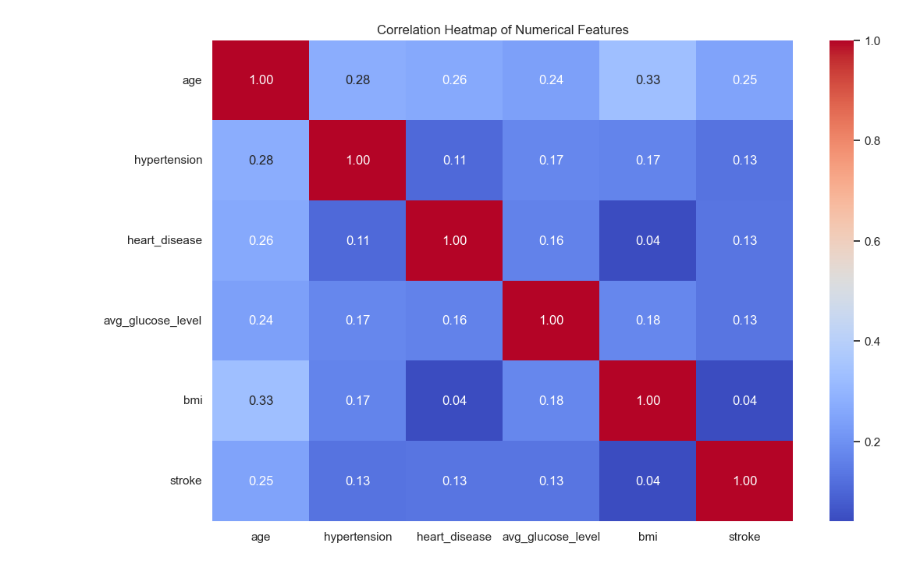
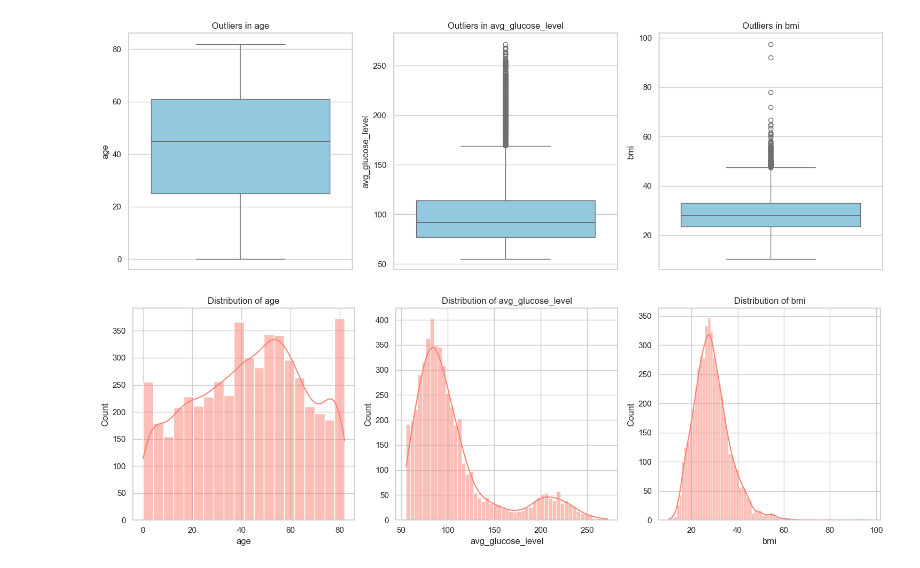
Before and after one commit to PhanVanMinhTien/ml-project, a Jupyter notebook: notebooks/eda_stroke.ipynb, the cells around one changed output. Cells and saved outputs as stored; diff of their text form; code cells hidden in the pictures.

```diff
--- a/notebooks/eda_stroke.ipynb
+++ b/notebooks/eda_stroke.ipynb
@@ -97,18 +117,15 @@ Stroke Incidence Rate: 4.87%
 # %%
 # ============================================================
-# Cell 4: Categorical Features vs Target
+# Cell 4: Target Variable Distribution (Stroke)
 # ============================================================
-# Identifying columns that require Encoding
-cat_features = ['gender', 'hypertension', 'heart_disease', 'ever_married', 'work_type', 'Residence_type', 'smoking_status']
+plt.figure(figsize=(6, 4))
+# Fixed: Assigned 'x' to 'hue' and set legend=False to avoid FutureWarnings
+sns.countplot(x='stroke', data=df, hue='stroke', palette='viridis', legend=False)
+plt.title('Stroke Incidence (0: No, 1: Yes)')
+plt.show()
 
-fig, axes = plt.subplots(4, 2, figsize=(15, 20))
-axes = axes.flatten()
-
-for i, col in enumerate(cat_features):
-    sns.countplot(x=col, hue='stroke', data=df, ax=axes[i], palette='magma')
-    axes[i].set_title(f'Analysis of {col} relative to Stroke')
-    axes[i].tick_params(axis='x', rotation=30)
-
-plt.tight_layout()
-plt.show()
+# Calculate the imbalance percentage
+stroke_pct = df['stroke'].value_counts(normalize=True) * 100
+print(f"Stroke Incidence Rate: {stroke_pct[1]:.2f}%")
+print("Note: This indicates a significant class imbalance.")
 # %% [output]
@@ -116,14 +135,30 @@ plt.show()
 # %%
 # ============================================================
-# Cell 5: Numeric Feature Correlation Matrix
+# Cell 5: Outlier Detection (Boxplots)
 # ============================================================
-plt.figure(figsize=(12, 8))
-# Drop 'id' as it has no predictive value
-numeric_df = df.select_dtypes(include=[np.number]).drop(columns=['id'])
-correlation_matrix = numeric_df.corr()
+numerical_cols = ['age', 'avg_glucose_level', 'bmi']
 
-sns.heatmap(correlation_matrix, annot=True, cmap='coolwarm', fmt='.2f')
-plt.title('Correlation Heatmap of Numerical Features')
+plt.figure(figsize=(15, 5))
+for i, col in enumerate(numerical_cols):
+    plt.subplot(1, 3, i+1)
+    sns.boxplot(y=df[col], color='skyblue')
+    plt.title(f'Outliers in {col}')
+
+plt.tight_layout()
 plt.show()
 # %% [output]
-[figure, old version]
+[figure, new version]
+# %%
+# ============================================================
+# Cell 6: Distribution Trends (Histograms)
+# ============================================================
+plt.figure(figsize=(15, 5))
+for i, col in enumerate(numerical_cols):
+    plt.subplot(1, 3, i+1)
+    sns.histplot(df[col], kde=True, color='salmon')
+    plt.title(f'Distribution of {col}')
+
+plt.tight_layout()
+plt.show()
+# %% [output]
+[figure, added]
```
Also changed, not shown: parts of 6 cells of this notebook, 1 other file.
